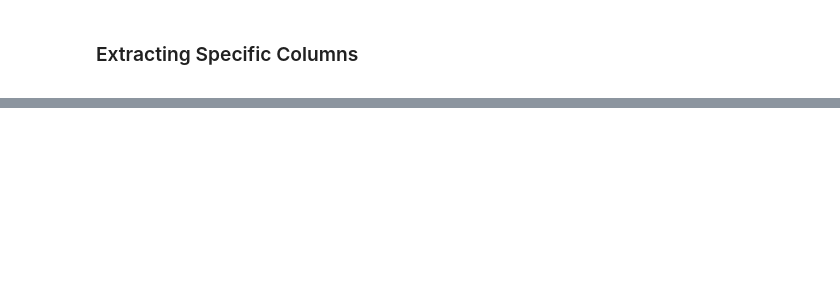
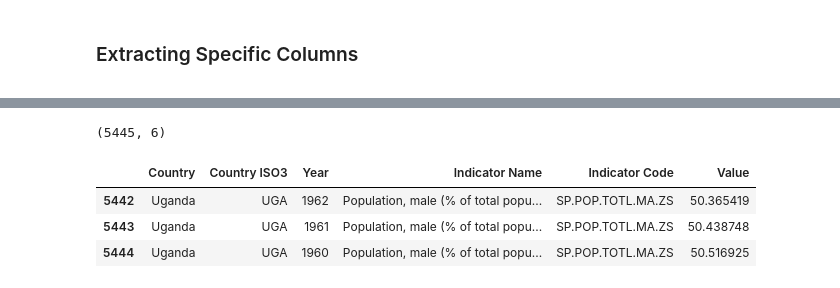
Before and after one commit to NajibAbdullahi/Demographics, a Jupyter notebook: PopulationStats.ipynb, the cells around one changed output, grey strips where cells are left out. Drawn from its saved outputs; the diff is of its cells as text; code cells hidden in the pictures; blank space fills up the shorter version.

```diff
--- a/PopulationStats.ipynb
+++ b/PopulationStats.ipynb
@@ -68,0 +114,9 @@ final_df.to_csv('east_africa_pops_data.csv', index=False, header=True)
+# %%
+print(df.shape)
+df.tail(3)
+# %% [output]
+(5445, 6)
+|  | Country | Country ISO3 | Year | Indicator Name | Indicator Code | Value |
+| 5442 | Uganda | UGA | 1962 | Population, male (% of total popu... | SP.POP.TOTL.MA.ZS | 50.365419 |
+| 5443 | Uganda | UGA | 1961 | Population, male (% of total popu... | SP.POP.TOTL.MA.ZS | 50.438748 |
+| 5444 | Uganda | UGA | 1960 | Population, male (% of total popu... | SP.POP.TOTL.MA.ZS | 50.516925 |
```
Also changed, not shown: parts of 12 cells of this notebook, 13 other files.
